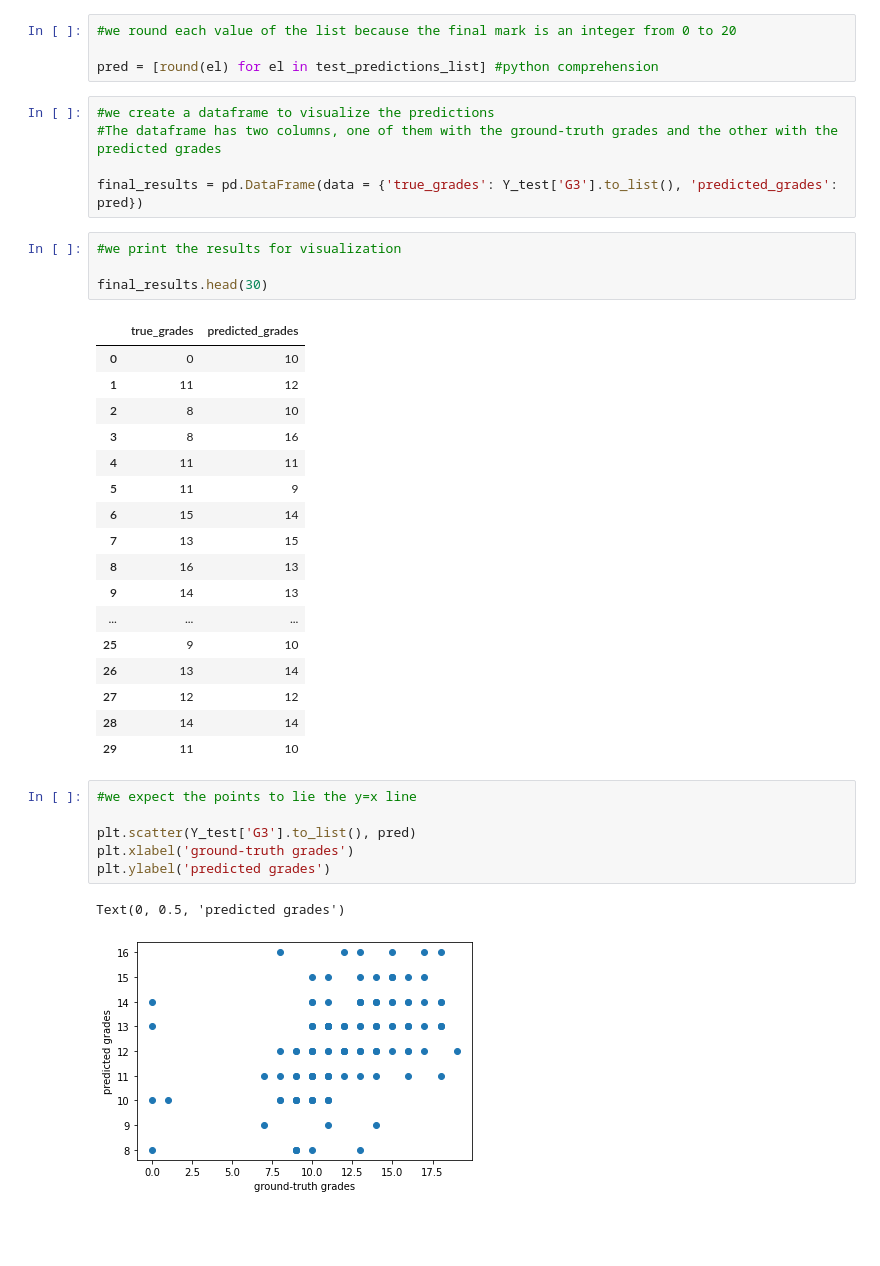
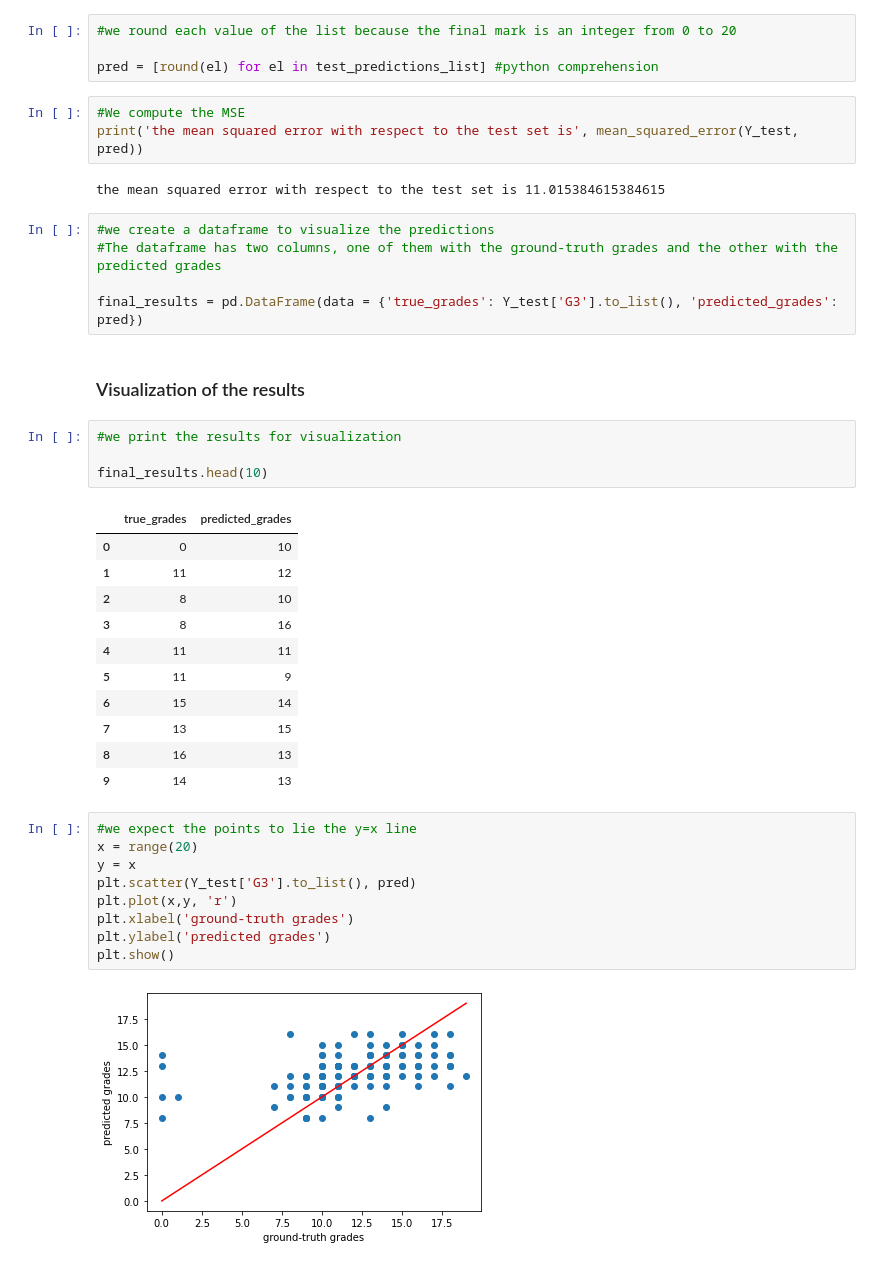
Before and after one commit to lucarossi9/statistical-computation-team-1, a Jupyter notebook: file di luca.ipynb, the cells around one changed output. Drawn from its saved outputs; the diff is of its cells as text; blank space fills up the shorter version.

```diff
--- a/file di luca.ipynb
+++ b/file di luca.ipynb
@@ -368,15 +423,22 @@ print(test_predictions_list)
 #we round each value of the list because the final mark is an integer from 0 to 20
 
 pred = [round(el) for el in test_predictions_list] #python comprehension
+# %%
+#We compute the MSE
+print('the mean squared error with respect to the test set is', mean_squared_error(Y_test, pred))
+# %% [output]
+the mean squared error with respect to the test set is 11.015384615384615
 # %%
 #we create a dataframe to visualize the predictions
 #The dataframe has two columns, one of them with the ground-truth grades and the other with the predicted grades
 
 final_results = pd.DataFrame(data = {'true_grades': Y_test['G3'].to_list(), 'predicted_grades': pred})
+# %% [markdown]
+### Visualization of the results
 # %%
 #we print the results for visualization
 
-final_results.head(30)
+final_results.head(10)
 # %% [output]
 |  | true_grades | predicted_grades |
 | 0 | 0 | 10 |
@@ -389,18 +451,14 @@ final_results.head(30)
 | 7 | 13 | 15 |
 | 8 | 16 | 13 |
 | 9 | 14 | 13 |
-| ... | ... | ... |
-| 25 | 9 | 10 |
-| 26 | 13 | 14 |
-| 27 | 12 | 12 |
-| 28 | 14 | 14 |
-| 29 | 11 | 10 |
 # %%
 #we expect the points to lie the y=x line
-
+x = range(20)
+y = x
 plt.scatter(Y_test['G3'].to_list(), pred)
+plt.plot(x,y, 'r')
 plt.xlabel('ground-truth grades')
 plt.ylabel('predicted grades')
+plt.show()
 # %% [output]
-Text(0, 0.5, 'predicted grades')
-[figure, old version]
+[figure, new version]
```
Also changed, not shown: parts of 89 cells of this notebook, 3 other files.
